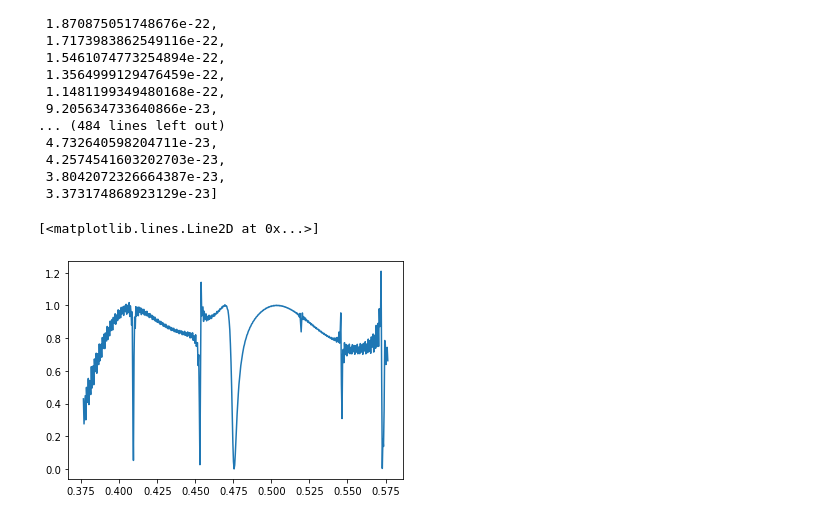
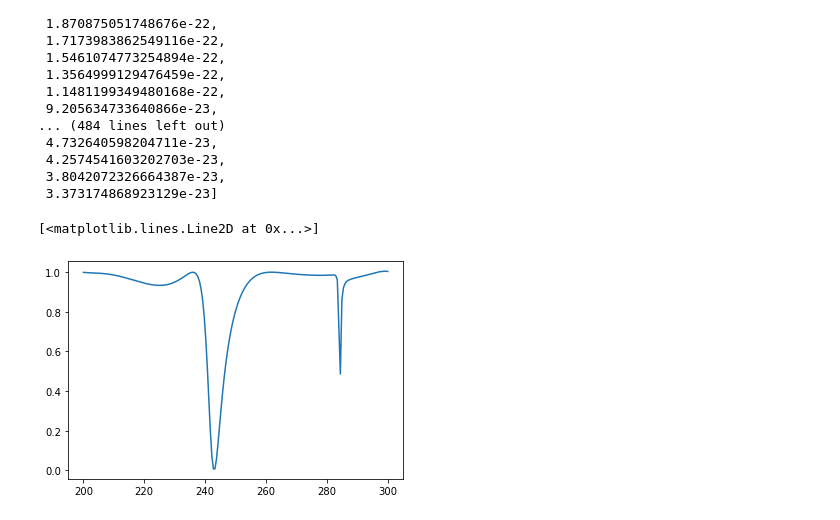
Before and after one commit to rifaasyari/Summer_research, a Jupyter notebook: meep_code/Cylinder Simulation.ipynb, the cells around one changed output. Drawn from its saved outputs; the diff is of its cells as text; code cells hidden in the pictures.

```diff
--- a/meep_code/Cylinder Simulation.ipynb
+++ b/meep_code/Cylinder Simulation.ipynb
@@ -7,15 +7,15 @@ import cmath
 
 sx = 1
 sy = 1
-sz = 8
-r = 0.409393
+sz = 4
+r = 0.238
 h = 1.25
 dpml = 0.5
 eps_si = 3.54**2
 eps_pdms = 1.4**2
 b_m = 1.4
 c_m = 3.54
-res = 20
+res = 18
 echo = 1000
 
 cell_size = mp.Vector3(sx,sy,sz)
@@ -23,7 +23,7 @@ geometry = [mp.Block(size = cell_size, material=mp.Medium(index=b_m)),
             mp.Cylinder(radius=r,height=h, material=mp.Medium(index = c_m))]
 pml_layers = [mp.PML(thickness= 1, direction = mp.Z, side=mp.High),
               mp.Absorber(thickness=1,direction = mp.Z, side=mp.Low)]
-fcen = 0.47647
+fcen = 0.5
 df = 0.2
 
 theta = math.radians(0)
@@ -54,7 +54,7 @@ sim = mp.Simulation(resolution=res,
 freg = mp.FluxRegion(center=mp.Vector3(0,0,-src_pos),
                      size = mp.Vector3(sx,sy,0)
                     )
-nfreq = 500
+nfreq = 200
 trans = sim.add_flux(fcen, df, nfreq, freg)
 # %%
 sim.run(until = echo)
@@ -128,7 +110,7 @@ sim = mp.Simulation(resolution=res,
 freg = mp.FluxRegion(center=mp.Vector3(0,0,-src_pos),
                      size = mp.Vector3(sx,sy,0)
                     )
-nfreq = 500
+#nfreq = 500
 trans = sim.add_flux(fcen, df, nfreq, freg)
 # %%
 sim.run(until = echo)
@@ -182,14 +164,16 @@ straight
  3.373174868923129e-23]
 # %%
 import matplotlib.pyplot as plt
+c = 300
+p = 0.6
 Ts = []
 wl = []
 for i in range(nfreq):
     wl = np.append(wl, flux_freqs[i])
     Ts = np.append(Ts, bend[i]/straight[i])
 plt.figure()
 #plt.ylim(0,1)
-plt.plot(wl,Ts)
+plt.plot(np.multiply(wl, c/p),Ts)
 # %% [output]
 [<matplotlib.lines.Line2D at 0x...>]
-[figure, old version]
+[figure, new version]
```
Also changed, not shown: parts of 4 cells of this notebook, 1 other file.
